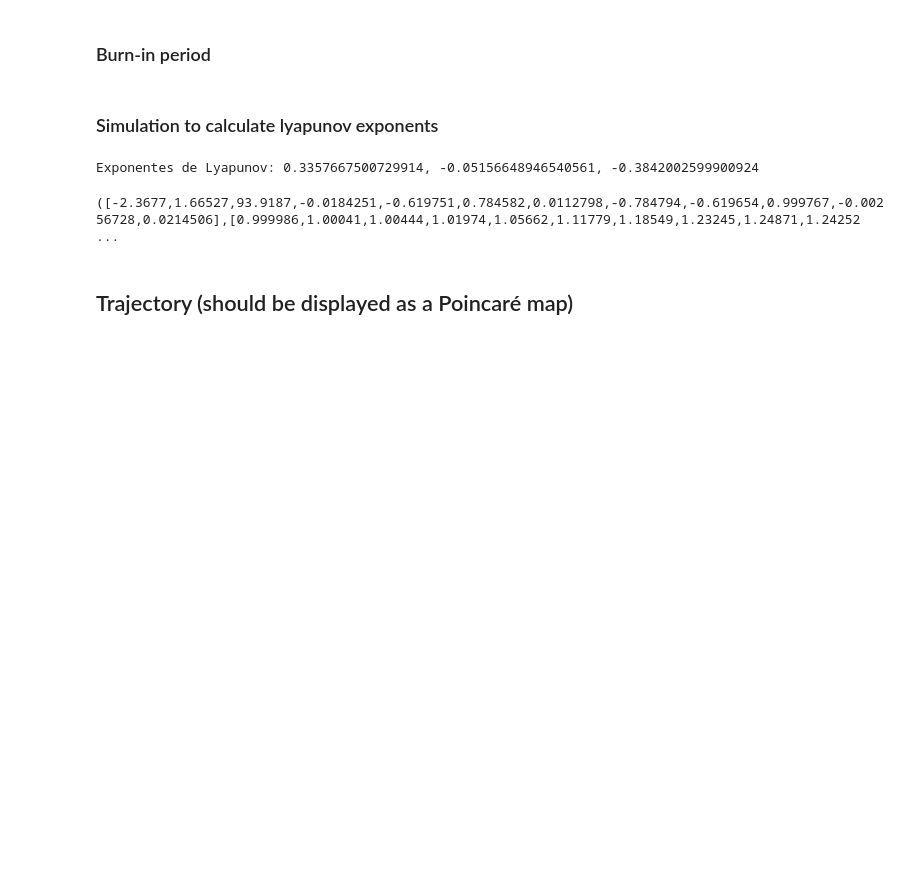
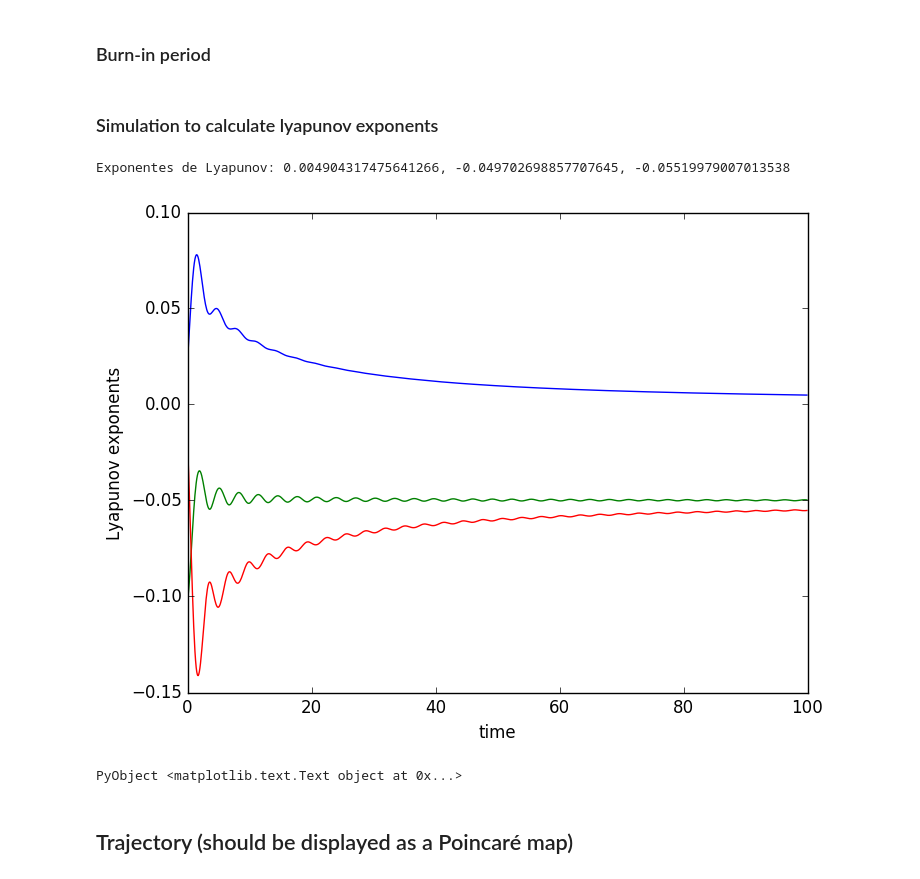
Before and after one commit to dapias/ST1Ds, a Jupyter notebook: notebooks/numericalanalysis.ipynb, the cells around one changed output. Saved outputs shown, nothing was run; the diff lists cells and outputs as text; code cells hidden in the pictures; blank space fills up the shorter version.

Commit message:
Added Lyapunov exponentes figure to the notebook

```diff
--- a/notebooks/numericalanalysis.ipynb
+++ b/notebooks/numericalanalysis.ipynb
@@ -37,10 +37,9 @@ r1[4:end] = [1.,0.,0.,0.,1.,0.,0.,0.,1.] #Entries of the identity matrix in the
 # %% [markdown]
 ### Simulation to calculate lyapunov exponents
 # %%
-nsteps = 100
+nsteps = 1000
 deltatsampling = 0.1
 deltat = 0.02
-r, norm1, norm2, norm3, exp1, exp2, exp3 = lyapunovspectra(variationalDDfield,r1,deltat, deltatsampling,nsteps, potential, thermo)
+r, norm1, norm2, norm3, exp1, exp2, exp3 = lyapunovspectra(variationalDDfield,r1,deltat, deltatsampling,nsteps, potential, thermo);
 # %% [output]
-Exponentes de Lyapunov: 0.3357667500729914, -0.05156648946540561, -0.3842002599900924
+Exponentes de Lyapunov: 0.004904317475641266, -0.049702698857707645, -0.05519979007013538
-([-2.3677,1.66527,93.9187,-0.0184251,-0.619751,0.784582,0.0112798,-0.784794,-0.619654,0.999767,-0.00256728,0.0214506],[0.999986,1.00041,1.00444,1.01974,1.05662,1.11779,1.18549,1.23245,1.24871,1.24252  ...
@@ -47,3 +48,15 @@ Exponentes de Lyapunov: 0.3357667500729914, -0.05156648946540561, -0.38420025999
+# %%
+Lyap1 = [(sum(log(norm1[1:i]))/(length(norm1[1:i])*deltatsampling)) for i in 1:length(norm1)];
+Lyap2 = [(sum(log(norm2[1:i]))/(length(norm2[1:i])*deltatsampling)) for i in 1:length(norm2)];
+Lyap3 = [(sum(log(norm3[1:i]))/(length(norm3[1:i])*deltatsampling)) for i in 1:length(norm3)];
+# %%
+time = collect(0.0:deltatsampling:deltatsampling*(nsteps-1))
+plot(time, Lyap1, time, Lyap2, time, Lyap3)
+plt[:ylabel]("Lyapunov exponents")
+plt[:xlabel]("time")
+# %% [output]
+[figure, added]
+PyObject <matplotlib.text.Text object at 0x...>
 # %% [markdown]
 ## Trajectory (should be displayed as a Poincaré map)
 # %%
```
Also changed, not shown: parts of 2 cells of this notebook.
